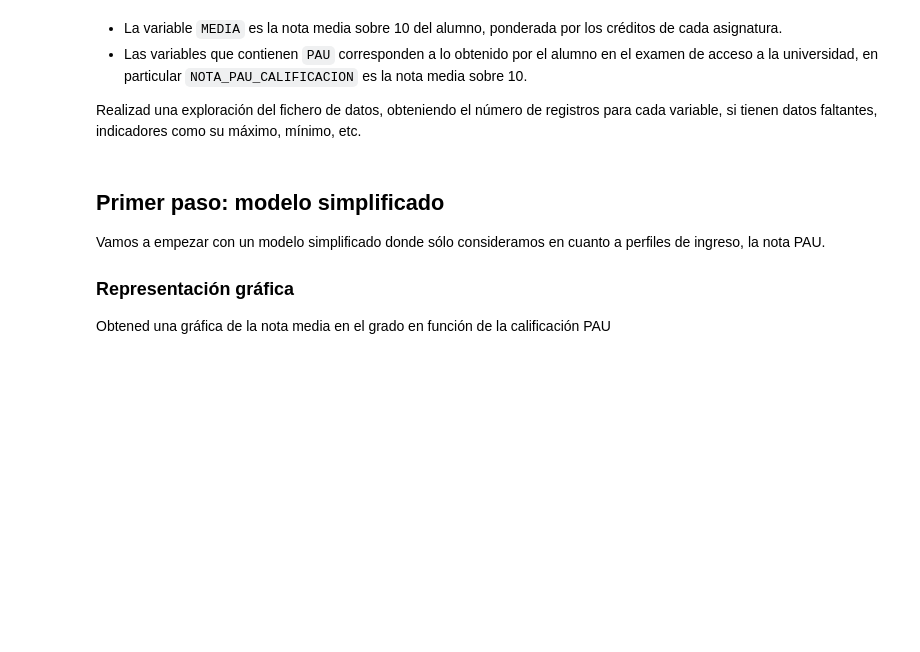
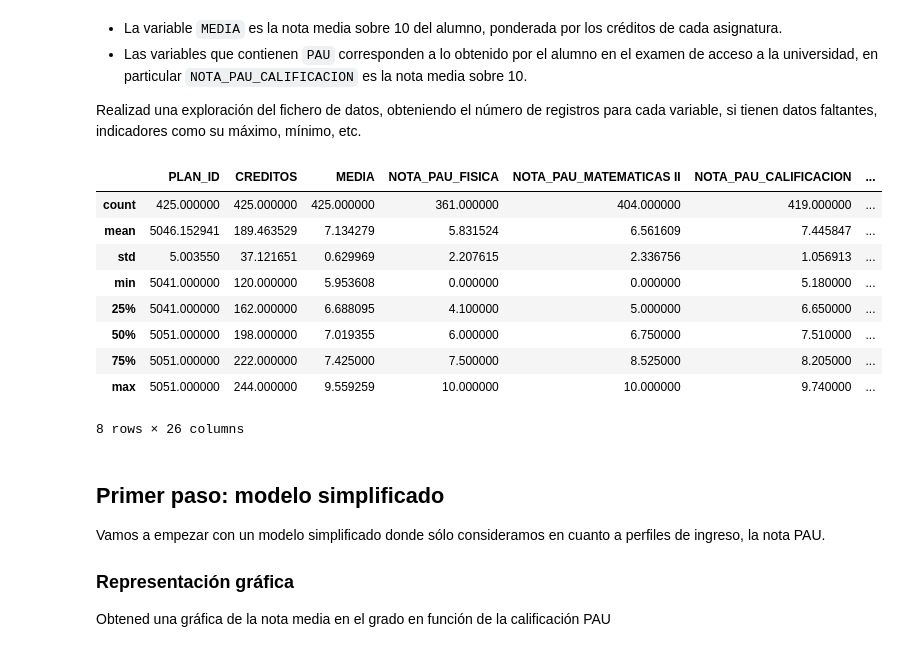
Before and after one commit to varo6/datascience-101, a Jupyter notebook: 04 - linear regression/01-regresion_lineal_handout.ipynb, the cells around one changed output. Saved outputs shown, nothing was run; the diff lists cells and outputs as text; code cells hidden in the pictures; blank space fills up the shorter version.

```diff
--- a/04 - linear regression/01-regresion_lineal_handout.ipynb
+++ b/04 - linear regression/01-regresion_lineal_handout.ipynb
@@ -56,9 +56,21 @@ Realizad una exploración del fichero de datos, obteniendo el número de registr
 # %%
 # Completar aquí, exploración del conjunto
 
 grados_described = grados.describe()
 
+grados_described
 # --------------------
+# %% [output]
+|  | PLAN_ID | CREDITOS | MEDIA | NOTA_PAU_FISICA | NOTA_PAU_MATEMATICAS II | NOTA_PAU_CALIFICACION | ... |
+| count | 425.000000 | 425.000000 | 425.000000 | 361.000000 | 404.000000 | 419.000000 | ... |
+| mean | 5046.152941 | 189.463529 | 7.134279 | 5.831524 | 6.561609 | 7.445847 | ... |
+| std | 5.003550 | 37.121651 | 0.629969 | 2.207615 | 2.336756 | 1.056913 | ... |
+| min | 5041.000000 | 120.000000 | 5.953608 | 0.000000 | 0.000000 | 5.180000 | ... |
+| 25% | 5041.000000 | 162.000000 | 6.688095 | 4.100000 | 5.000000 | 6.650000 | ... |
+| 50% | 5051.000000 | 198.000000 | 7.019355 | 6.000000 | 6.750000 | 7.510000 | ... |
+| 75% | 5051.000000 | 222.000000 | 7.425000 | 7.500000 | 8.525000 | 8.205000 | ... |
+| max | 5051.000000 | 244.000000 | 9.559259 | 10.000000 | 10.000000 | 9.740000 | ... |
+8 rows × 26 columns
 # %% [markdown]
 ## Primer paso: modelo simplificado
 
```
Also changed, not shown: parts of 3 cells of this notebook.
